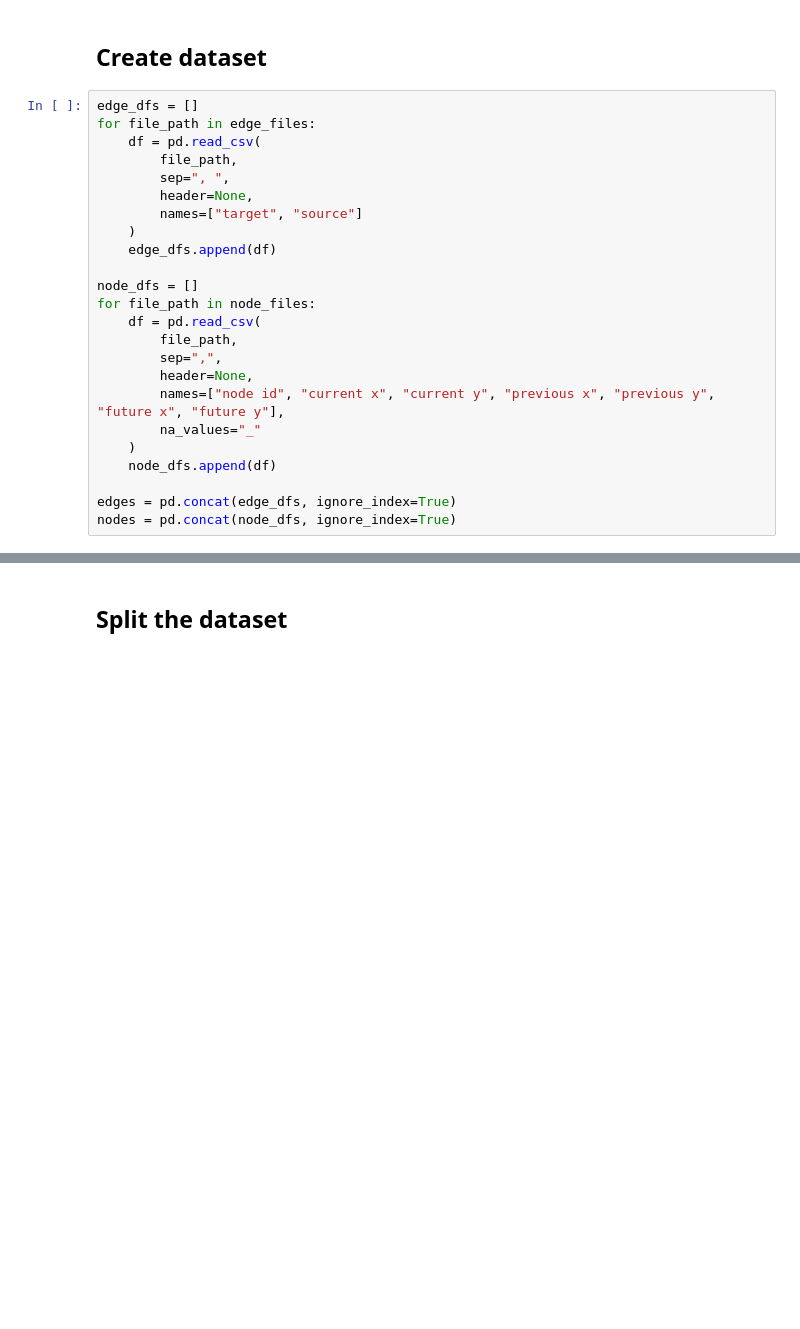
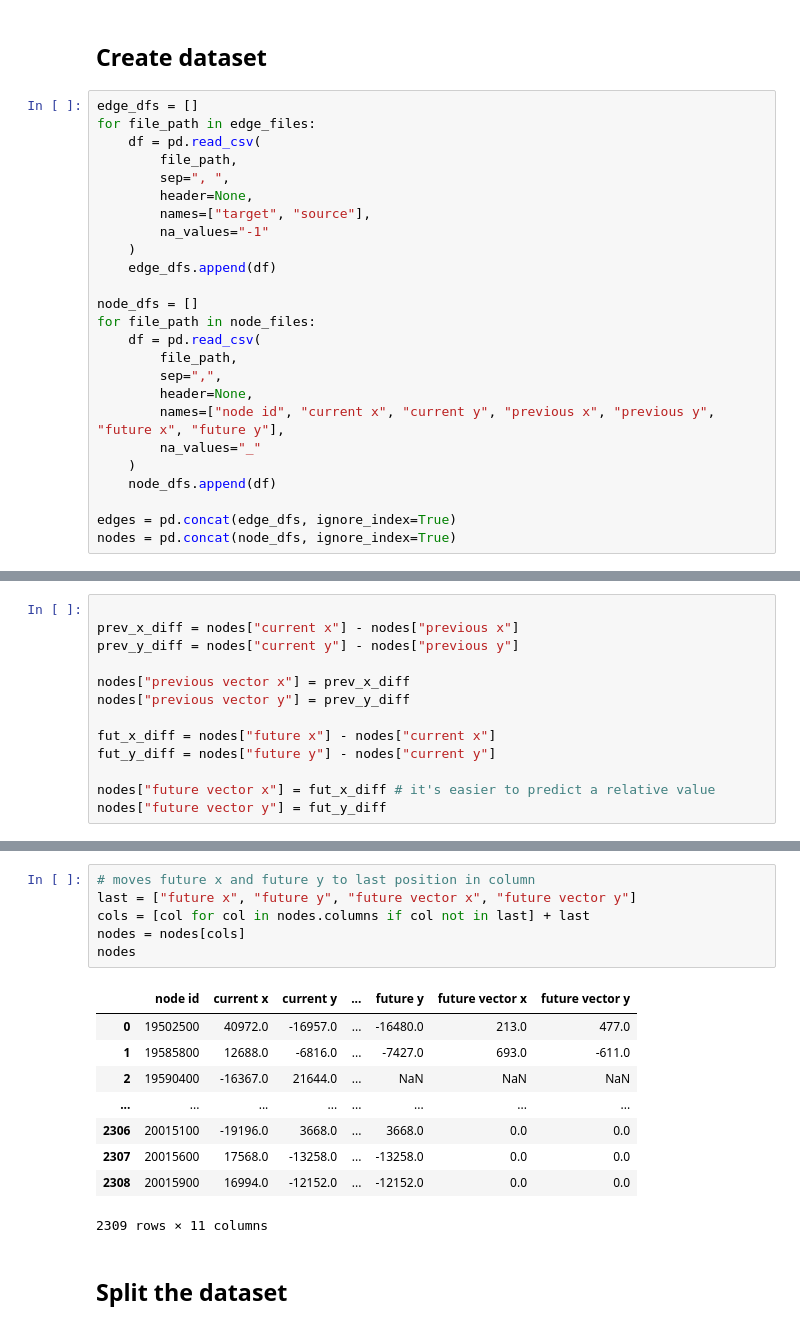
Before and after one commit to clementpickel/DL_Assignements, a Jupyter notebook: Assignement2/Task1.ipynb, the cells around one changed output, grey strips where cells are left out. Cells and saved outputs as stored; diff of their text form; blank space fills up the shorter version.

```diff
--- a/Assignement2/Task1.ipynb
+++ b/Assignement2/Task1.ipynb
@@ -29,7 +82,8 @@ for file_path in edge_files:
         file_path,
         sep=", ",
         header=None,
-        names=["target", "source"]
+        names=["target", "source"],
+        na_values="-1"
     )
     edge_dfs.append(df)
 
@@ -72,0 +129,13 @@ print(nodes)
+# %%
+
+prev_x_diff = nodes["current x"] - nodes["previous x"]
+prev_y_diff = nodes["current y"] - nodes["previous y"]
+
+nodes["previous vector x"] = prev_x_diff
+nodes["previous vector y"] = prev_y_diff
+
+fut_x_diff = nodes["future x"] - nodes["current x"]
+fut_y_diff = nodes["future y"] - nodes["current y"]
+
+nodes["future vector x"] = fut_x_diff # it's easier to predict a relative value
+nodes["future vector y"] = fut_y_diff
@@ -73,3 +165,19 @@ print(nodes)
+# %%
+# moves future x and future y to last position in column
+last = ["future x", "future y", "future vector x", "future vector y"]
+cols = [col for col in nodes.columns if col not in last] + last
+nodes = nodes[cols]
+nodes
+# %% [output]
+|  | node id | current x | current y | ... | future y | future vector x | future vector y |
+| 0 | 19502500 | 40972.0 | -16957.0 | ... | -16480.0 | 213.0 | 477.0 |
+| 1 | 19585800 | 12688.0 | -6816.0 | ... | -7427.0 | 693.0 | -611.0 |
+| 2 | 19590400 | -16367.0 | 21644.0 | ... | NaN | NaN | NaN |
+| ... | ... | ... | ... | ... | ... | ... | ... |
+| 2306 | 20015100 | -19196.0 | 3668.0 | ... | 3668.0 | 0.0 | 0.0 |
+| 2307 | 20015600 | 17568.0 | -13258.0 | ... | -13258.0 | 0.0 | 0.0 |
+| 2308 | 20015900 | 16994.0 | -12152.0 | ... | -12152.0 | 0.0 | 0.0 |
+2309 rows × 11 columns
 # %% [markdown]
 ## Split the dataset
 # %%
```
Also changed, not shown: parts of 13 cells of this notebook.
